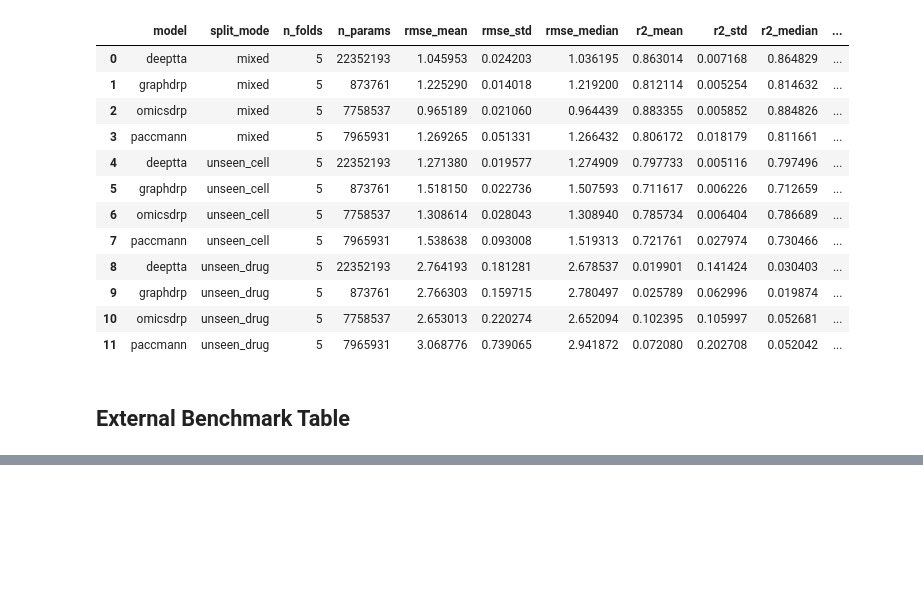
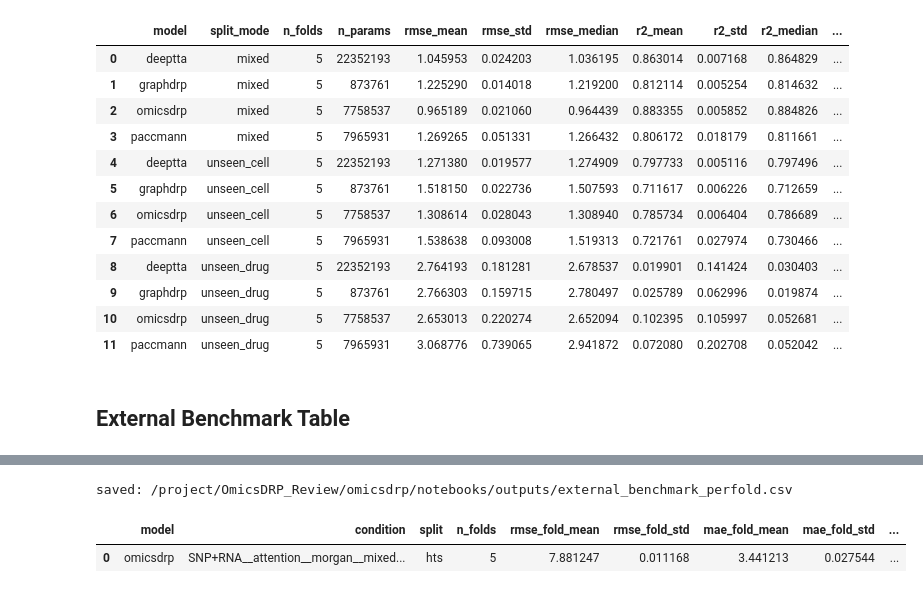
Before and after one commit to jmj3078/OmicsDRP, a Jupyter notebook: omicsdrp/notebooks/results_summary.ipynb, the cells around one changed output, grey strips where cells are left out. Cells and saved outputs as stored; diff of their text form; code cells hidden in the pictures; blank space fills up the shorter version.

```diff
--- a/omicsdrp/notebooks/results_summary.ipynb
+++ b/omicsdrp/notebooks/results_summary.ipynb
@@ -538,0 +589,50 @@ saved: /project/OmicsDRP_Review/omicsdrp/notebooks/outputs/benchmark_summary.csv
+# %%
+from scipy import stats as _stats
+
+def _fold_metrics(true, pred):
+    err = true - pred
+    rmse = float(np.sqrt(np.mean(err ** 2)))
+    mae = float(np.mean(np.abs(err)))
+    ss_res = np.sum(err ** 2)
+    ss_tot = np.sum((true - true.mean()) ** 2)
+    r2 = float(1 - ss_res / ss_tot) if ss_tot > 0 else np.nan
+    pearson = float(_stats.pearsonr(true, pred)[0])
+    spearman = float(_stats.spearmanr(true, pred)[0])
+    return {'rmse': rmse, 'mae': mae, 'r2': r2, 'pearson': pearson, 'spearman': spearman}
+
+def load_external_perfold():
+    """Per-model-in-the-ensemble metrics (mean/std across the K fold models),
+    only for predictions files that have pred_fold* columns saved -- older
+    runs (before per-fold columns were added) only have the ensemble mean and
+    are skipped here (they still appear in external_bench above)."""
+    rows = []
+    for p in sorted(EXTERNAL_DIR.glob('*_predictions.parquet')):
+        stem = p.name[:-len('_predictions.parquet')]
+        model, condition, split = parse_external_tag(stem)
+        df = pd.read_parquet(p)
+        fold_cols = [c for c in df.columns if c.startswith('pred_fold')]
+        if not fold_cols:
+            continue
+        true = df['true'].values
+        per_fold = [_fold_metrics(true, df[c].values) for c in fold_cols]
+        rec = {'model': model, 'condition': condition, 'split': split, 'n_folds': len(fold_cols)}
+        for m in EXTERNAL_METRICS:
+            vals = np.array([f[m] for f in per_fold])
+            rec[f'{m}_fold_mean'] = vals.mean()
+            rec[f'{m}_fold_std'] = vals.std()
+        rows.append(rec)
+    return pd.DataFrame(rows)
+
+external_perfold = load_external_perfold()
+if external_perfold.empty:
+    print('no pred_fold* columns found -- rerun the ccle_infer_* scripts '
+          '(now updated to save each fold model\'s prediction) to populate this table')
+else:
+    external_perfold = external_perfold.sort_values(['split', 'model', 'condition']).reset_index(drop=True)
+    external_perfold.to_csv('outputs/external_benchmark_perfold.csv', index=False)
+    print('saved:', os.path.abspath('outputs/external_benchmark_perfold.csv'))
+external_perfold
+# %% [output]
+saved: /project/OmicsDRP_Review/omicsdrp/notebooks/outputs/external_benchmark_perfold.csv
+|  | model | condition | split | n_folds | rmse_fold_mean | rmse_fold_std | mae_fold_mean | mae_fold_std | ... |
+| 0 | omicsdrp | SNP+RNA__attention__morgan__mixed... | hts | 5 | 7.881247 | 0.011168 | 3.441213 | 0.027544 | ... |
```
Also changed, not shown: parts of 1 cell of this notebook, 3 other files.
